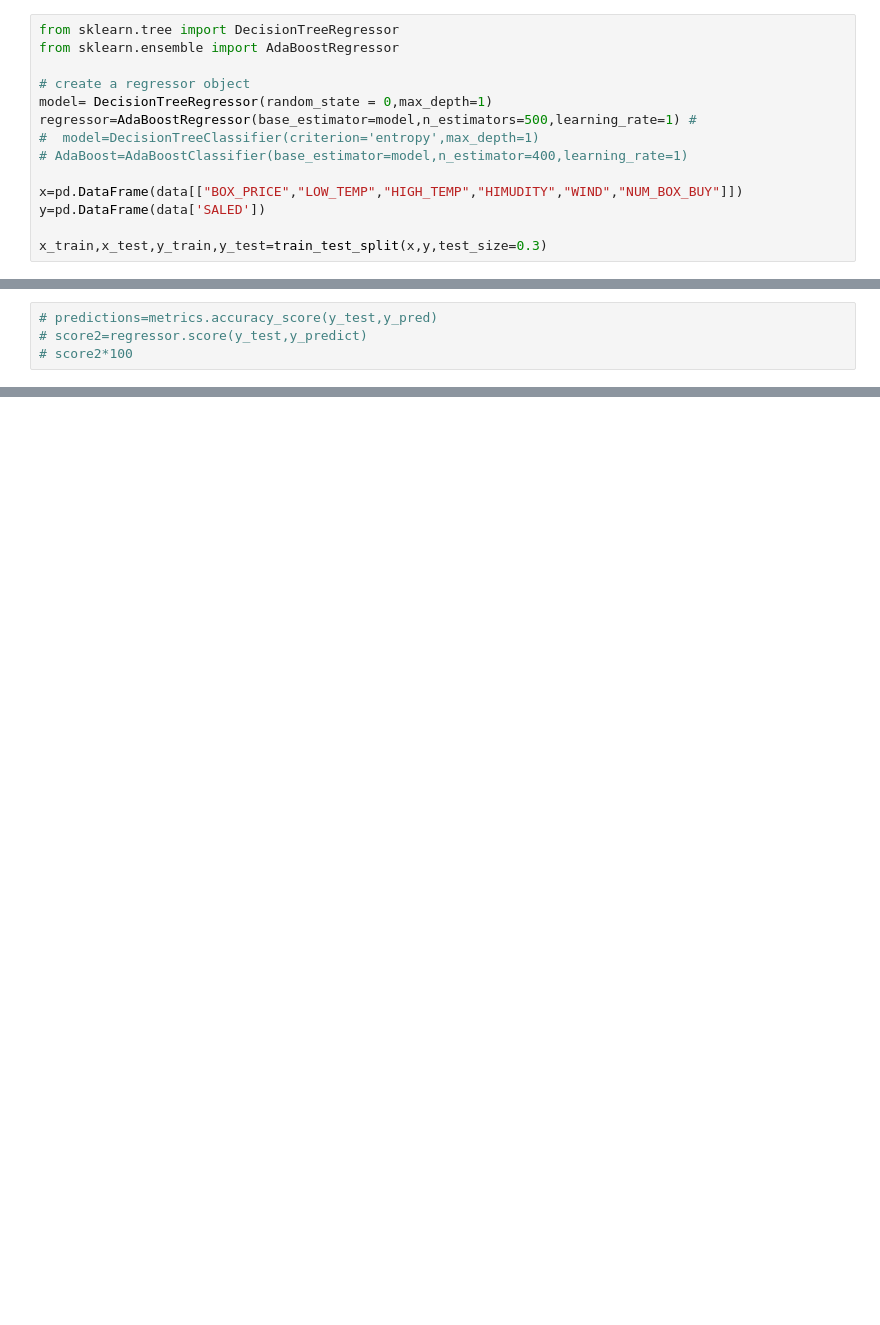
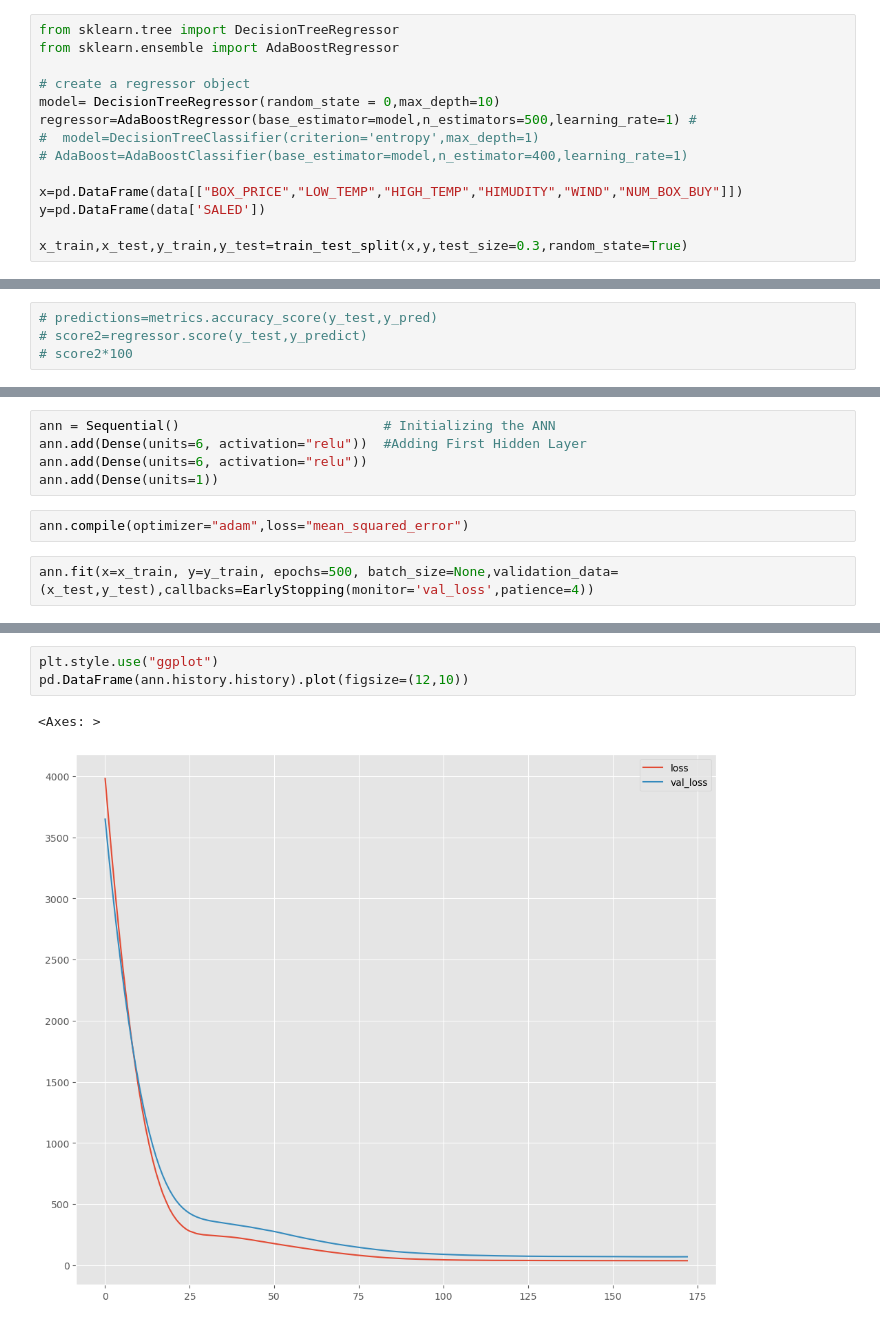
Before and after one commit to DEVANSARAVANAN/ML-End2End-Project, a Jupyter notebook: retail-sales-prediction-v2.ipynb, the cells around one changed output, grey strips where cells are left out. Saved outputs shown, nothing was run; the diff lists cells and outputs as text; blank space fills up the shorter version.

```diff
--- a/retail-sales-prediction-v2.ipynb
+++ b/retail-sales-prediction-v2.ipynb
@@ -45,7 +45,7 @@ from sklearn.tree import DecisionTreeRegressor
 from sklearn.ensemble import AdaBoostRegressor
 
 # create a regressor object
-model= DecisionTreeRegressor(random_state = 0,max_depth=1)
+model= DecisionTreeRegressor(random_state = 0,max_depth=10)
 regressor=AdaBoostRegressor(base_estimator=model,n_estimators=500,learning_rate=1) #
 #  model=DecisionTreeClassifier(criterion='entropy',max_depth=1)
 # AdaBoost=AdaBoostClassifier(base_estimator=model,n_estimator=400,learning_rate=1)
@@ -53,7 +53,7 @@ regressor=AdaBoostRegressor(base_estimator=model,n_estimators=500,learning_rate=
 x=pd.DataFrame(data[["BOX_PRICE","LOW_TEMP","HIGH_TEMP","HIMUDITY","WIND","NUM_BOX_BUY"]])
 y=pd.DataFrame(data['SALED'])
 
-x_train,x_test,y_train,y_test=train_test_split(x,y,test_size=0.3)
+x_train,x_test,y_train,y_test=train_test_split(x,y,test_size=0.3,random_state=True)
 # %%
 x_train
 # %% [output]
@@ -127,0 +157,9 @@ r2_score(y_test, y_predict)*100
+# %%
+ann = Sequential()                          # Initializing the ANN
+ann.add(Dense(units=6, activation="relu"))  #Adding First Hidden Layer
+ann.add(Dense(units=6, activation="relu"))
+ann.add(Dense(units=1))
+# %%
+ann.compile(optimizer="adam",loss="mean_squared_error")
+# %%
+ann.fit(x=x_train, y=y_train, epochs=500, batch_size=None,validation_data=(x_test,y_test),callbacks=EarlyStopping(monitor='val_loss',patience=4))
@@ -127,0 +201,6 @@ r2_score(y_test, y_predict)*100
+# %%
+plt.style.use("ggplot")
+pd.DataFrame(ann.history.history).plot(figsize=(12,10))
+# %% [output]
+<Axes: >
+[figure, added]
```
Also changed, not shown: parts of 21 cells of this notebook.
